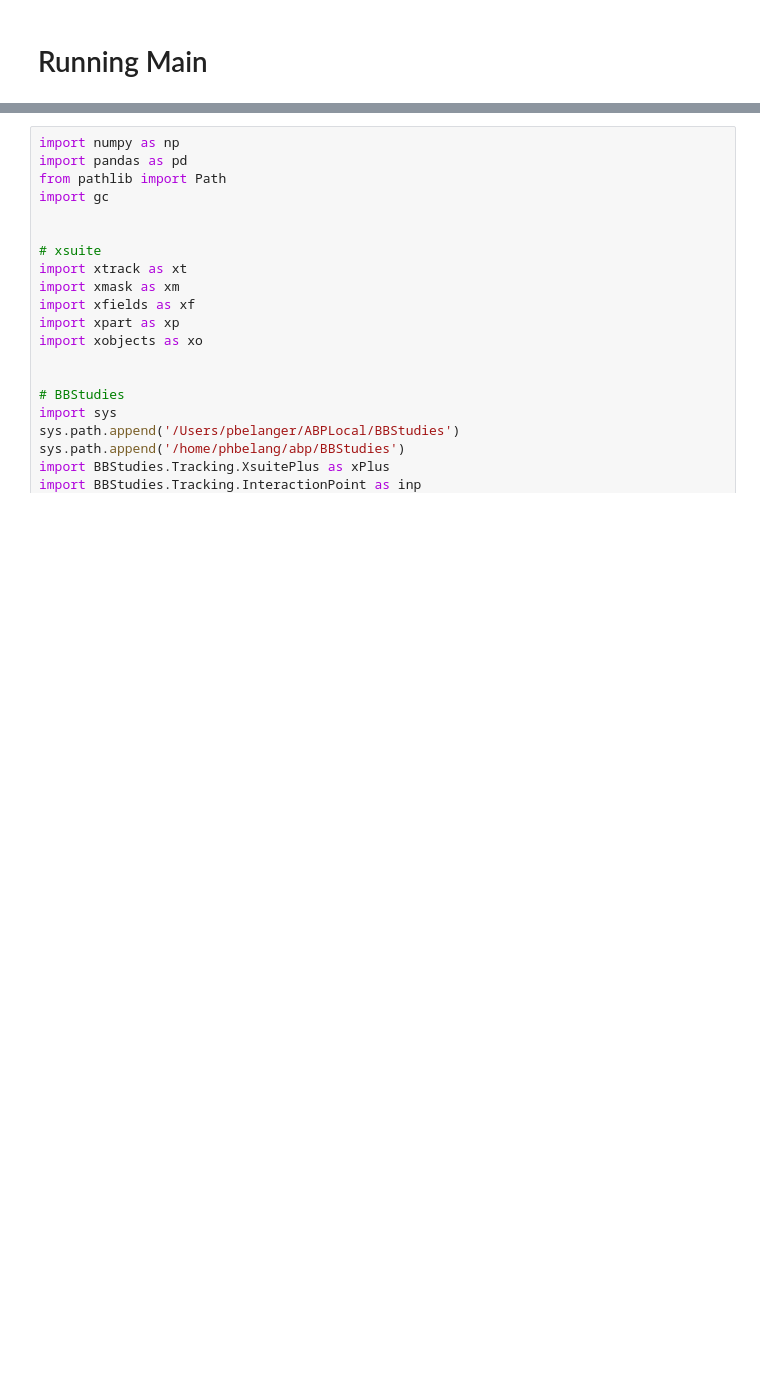
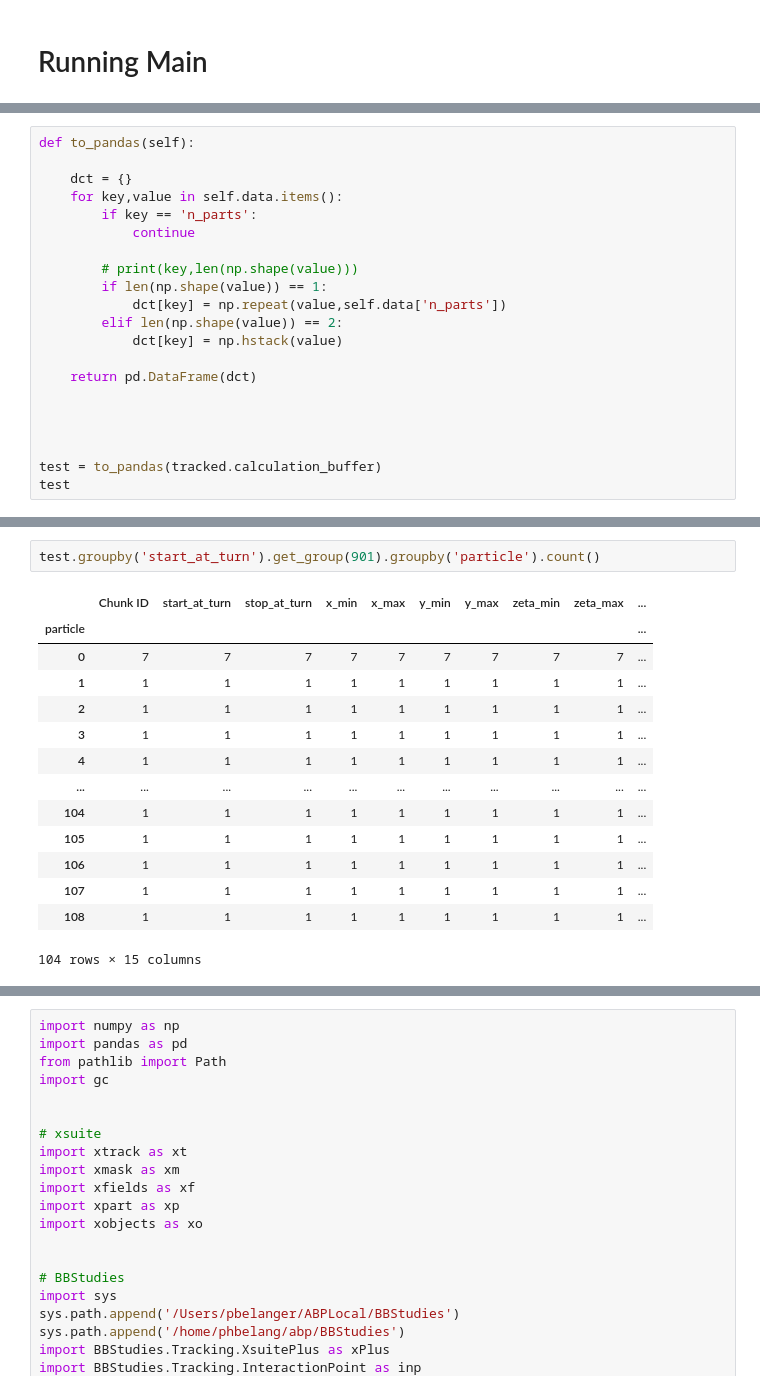
Before and after one commit to pbelange/BBStudies, a Jupyter notebook: Machines/XMask/Jobs/003_particle_dist_and_track/tracking_test.ipynb, the cells around one changed output, grey strips where cells are left out. Saved outputs shown, nothing was run; the diff lists cells and outputs as text; blank space fills up the shorter version.

```diff
--- a/Machines/XMask/Jobs/003_particle_dist_and_track/tracking_test.ipynb
+++ b/Machines/XMask/Jobs/003_particle_dist_and_track/tracking_test.ipynb
@@ -198,0 +1083,21 @@ str(bunch).zfill(4)
+# %%
+def to_pandas(self):
+
+    dct = {}
+    for key,value in self.data.items():
+        if key == 'n_parts':
+            continue
+
+        # print(key,len(np.shape(value)))
+        if len(np.shape(value)) == 1:
+            dct[key] = np.repeat(value,self.data['n_parts'])
+        elif len(np.shape(value)) == 2:
+            dct[key] = np.hstack(value)
+
+    return pd.DataFrame(dct)
+
+
+
+
+test = to_pandas(tracked.calculation_buffer)
+test
@@ -198,0 +1150,17 @@ str(bunch).zfill(4)
+# %%
+test.groupby('start_at_turn').get_group(901).groupby('particle').count()
+# %% [output]
+|  | Chunk ID | start_at_turn | stop_at_turn | x_min | x_max | y_min | y_max | zeta_min | zeta_max | ... |
+| particle |  |  |  |  |  |  |  |  |  | ... |
+| 0 | 7 | 7 | 7 | 7 | 7 | 7 | 7 | 7 | 7 | ... |
+| 1 | 1 | 1 | 1 | 1 | 1 | 1 | 1 | 1 | 1 | ... |
+| 2 | 1 | 1 | 1 | 1 | 1 | 1 | 1 | 1 | 1 | ... |
+| 3 | 1 | 1 | 1 | 1 | 1 | 1 | 1 | 1 | 1 | ... |
+| 4 | 1 | 1 | 1 | 1 | 1 | 1 | 1 | 1 | 1 | ... |
+| ... | ... | ... | ... | ... | ... | ... | ... | ... | ... | ... |
+| 104 | 1 | 1 | 1 | 1 | 1 | 1 | 1 | 1 | 1 | ... |
+| 105 | 1 | 1 | 1 | 1 | 1 | 1 | 1 | 1 | 1 | ... |
+| 106 | 1 | 1 | 1 | 1 | 1 | 1 | 1 | 1 | 1 | ... |
+| 107 | 1 | 1 | 1 | 1 | 1 | 1 | 1 | 1 | 1 | ... |
+| 108 | 1 | 1 | 1 | 1 | 1 | 1 | 1 | 1 | 1 | ... |
+104 rows × 15 columns
```
Also changed, not shown: parts of 71 cells of this notebook, 3 other files.
